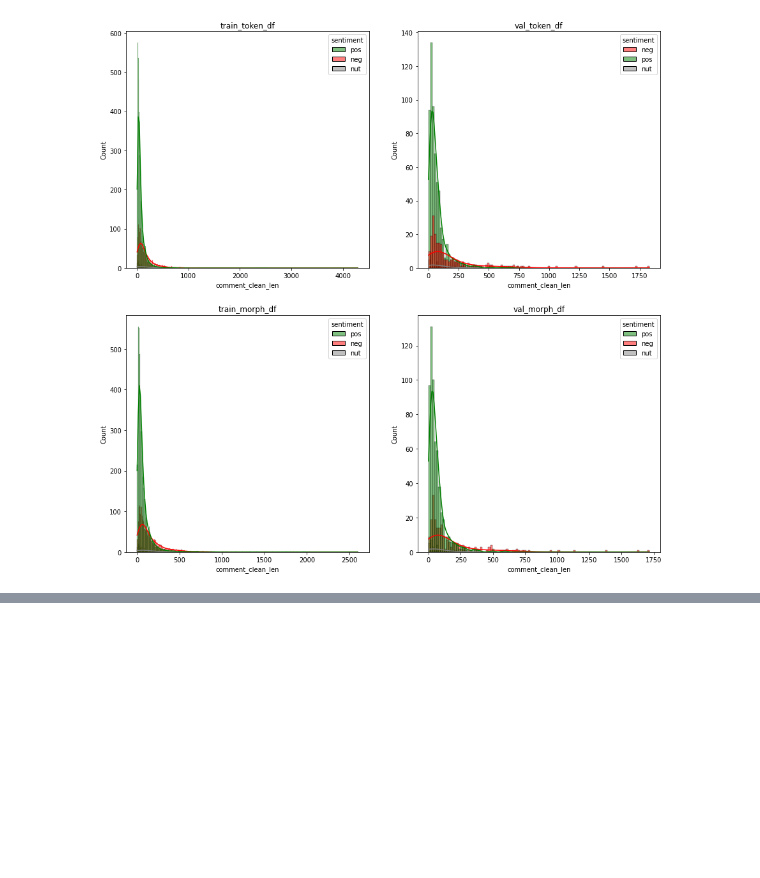
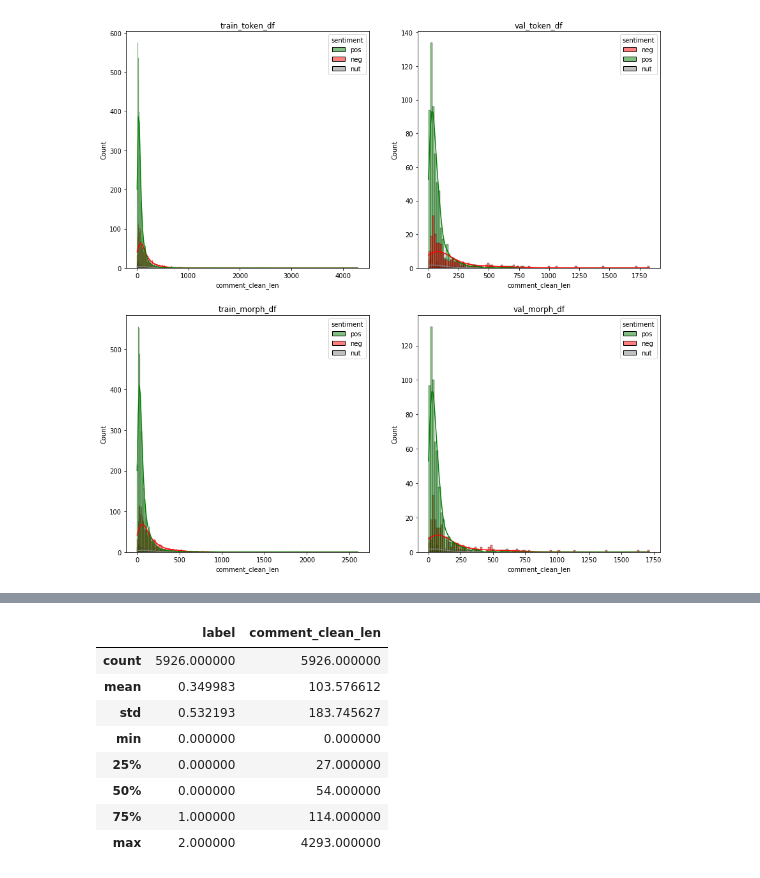
Before and after one commit to wzwzeyal/ojt_bert, a Jupyter notebook: notebooks_exploration/onlp_data_preprocess.ipynb, the cells around one changed output, grey strips where cells are left out. Cells and saved outputs as stored; diff of their text form; code cells hidden in the pictures; blank space fills up the shorter version.

```diff
--- a/notebooks_exploration/onlp_data_preprocess.ipynb
+++ b/notebooks_exploration/onlp_data_preprocess.ipynb
@@ -147,0 +167,12 @@ mkdir: cannot create directory ‘SENTIMENT_DATA’: File exists
+# %%
+train_token_df.describe()
+# %% [output]
+|  | label | comment_clean_len |
+| count | 5926.000000 | 5926.000000 |
+| mean | 0.349983 | 103.576612 |
+| std | 0.532193 | 183.745627 |
+| min | 0.000000 | 0.000000 |
+| 25% | 0.000000 | 27.000000 |
+| 50% | 0.000000 | 54.000000 |
+| 75% | 1.000000 | 114.000000 |
+| max | 2.000000 | 4293.000000 |
```
Also changed, not shown: parts of 9 cells of this notebook, 1 other file.
